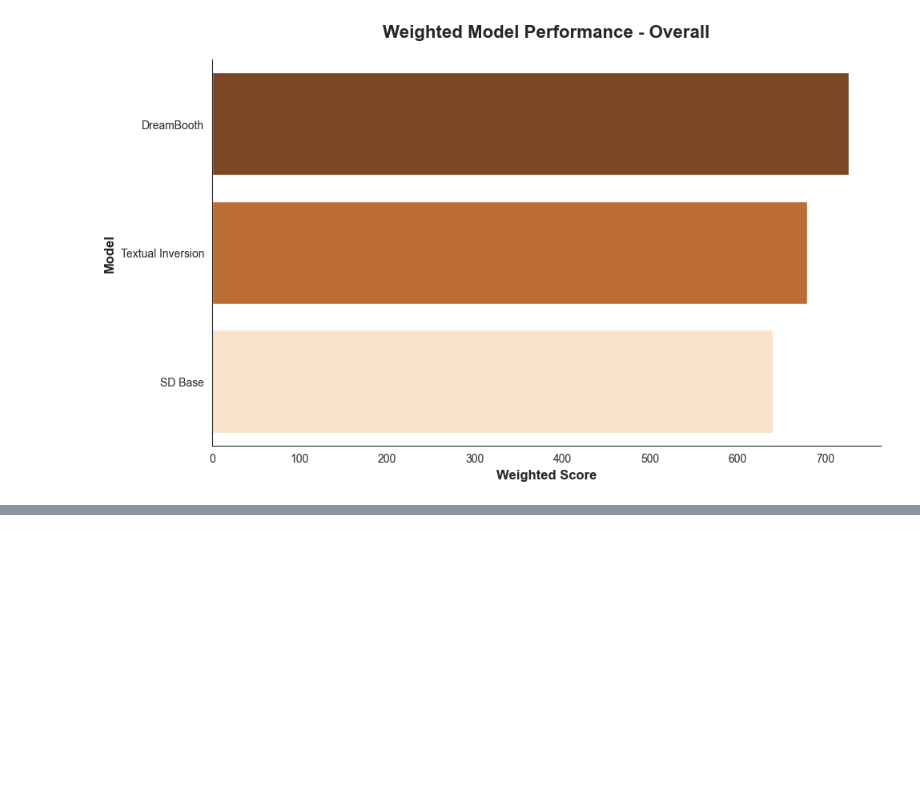
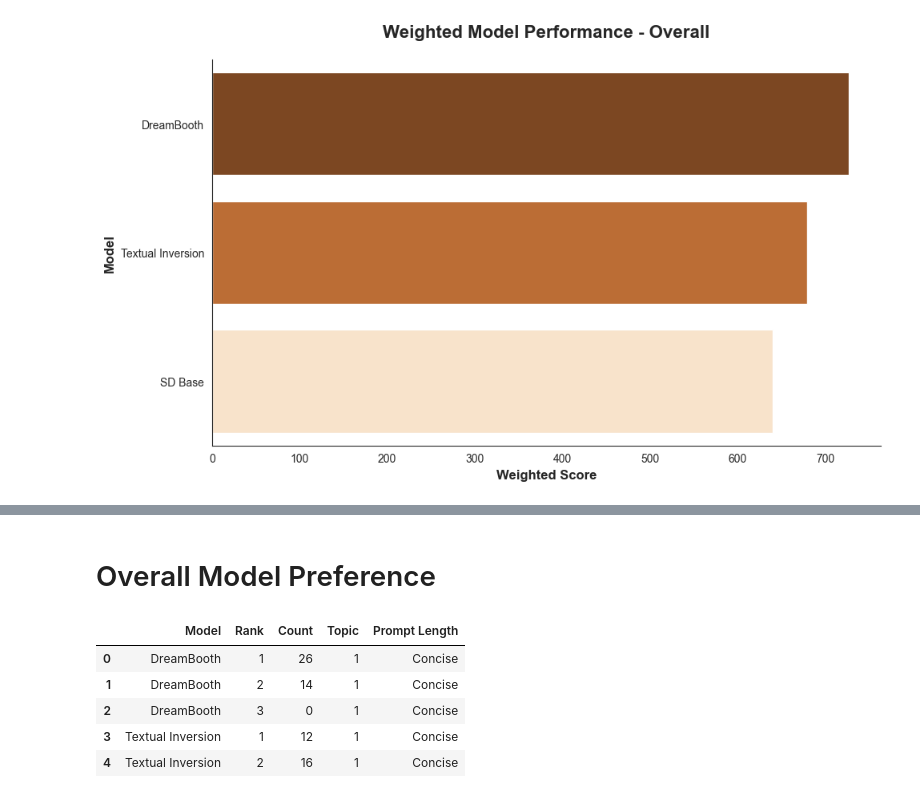
Before and after one commit to AaryaDesai1/Stable_Diffusion_Finetuning, a Jupyter notebook: Survey Analysis/Survey Analysis.ipynb, the cells around one changed output, grey strips where cells are left out. Drawn from its saved outputs; the diff is of its cells as text; code cells hidden in the pictures; blank space fills up the shorter version.

```diff
--- a/Survey Analysis/Survey Analysis.ipynb
+++ b/Survey Analysis/Survey Analysis.ipynb
@@ -10,7 +10,7 @@ def load_model_rankings():
     topics = []
     for topic in range(1, 4):
         for prompt in range(1, 4):
-            file = f"topic {topic} prompt {prompt}.csv"
+            file = f"./data/topic {topic} prompt {prompt}.csv"
             df = pd.read_csv(file)
             df["Topic"] = topic
             df["Prompt Length"] = prompt  # 1=concise, 2=medium, 3=long
@@ -497,0 +557,11 @@ Passing `palette` without assigning `hue` is deprecated and will be removed in v
+# %% [markdown]
+# Overall Model Preference
+# %%
+model_rankings.head()
+# %% [output]
+|  | Model | Rank | Count | Topic | Prompt Length |
+| 0 | DreamBooth | 1 | 26 | 1 | Concise |
+| 1 | DreamBooth | 2 | 14 | 1 | Concise |
+| 2 | DreamBooth | 3 | 0 | 1 | Concise |
+| 3 | Textual Inversion | 1 | 12 | 1 | Concise |
+| 4 | Textual Inversion | 2 | 16 | 1 | Concise |
```
Also changed, not shown: parts of 9 cells of this notebook, 1 other file.
